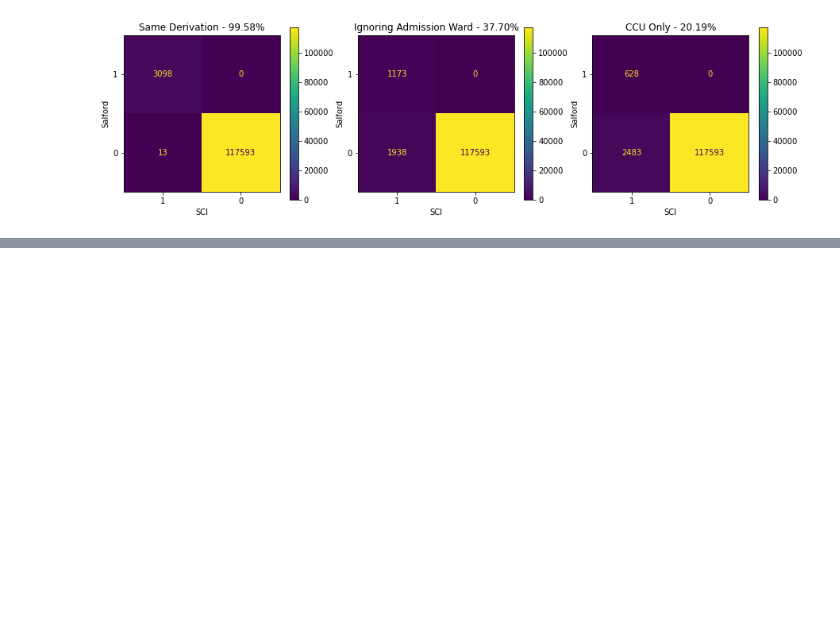
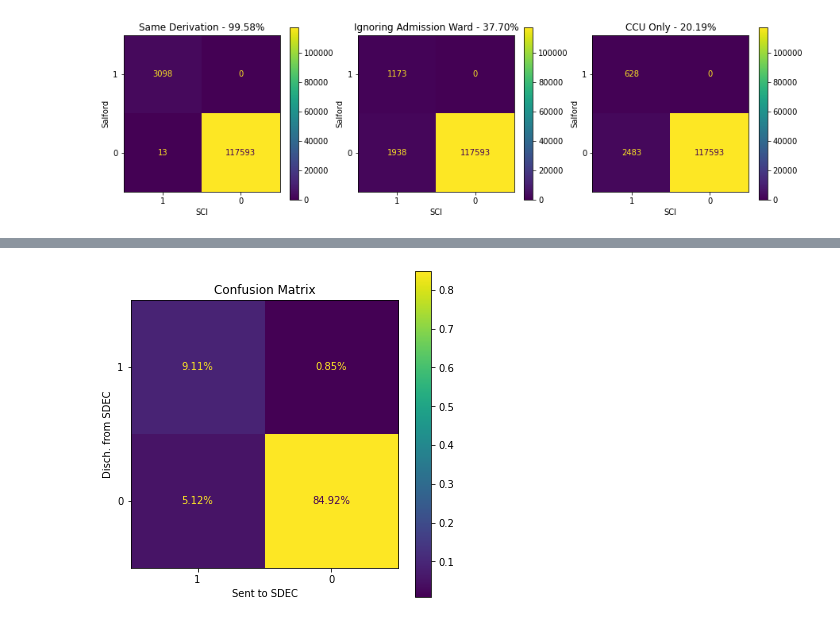
Before and after one commit to steliosbl/acute-care-pathways, a Jupyter notebook: salford.ipynb, the cells around one changed output, grey strips where cells are left out. Cells and saved outputs as stored; diff of their text form; code cells hidden in the pictures; blank space fills up the shorter version.

```diff
--- a/salford.ipynb
+++ b/salford.ipynb
@@ -200,0 +297,5 @@ Overlap is 120704/401452 = 30.07% of Salford data.
+# %%
+sdec_wards = ["AEC", "AAA"]
+plot_confusion_matrix(sal.AdmitWard.isin(sdec_wards), sal.DischargeWard.isin(sdec_wards), xlabel='Sent to SDEC', ylabel='Disch. from SDEC', normalize='all')
+# %% [output]
+[figure, added]
```
Also changed, not shown: parts of 20 cells of this notebook, 5 other files.
